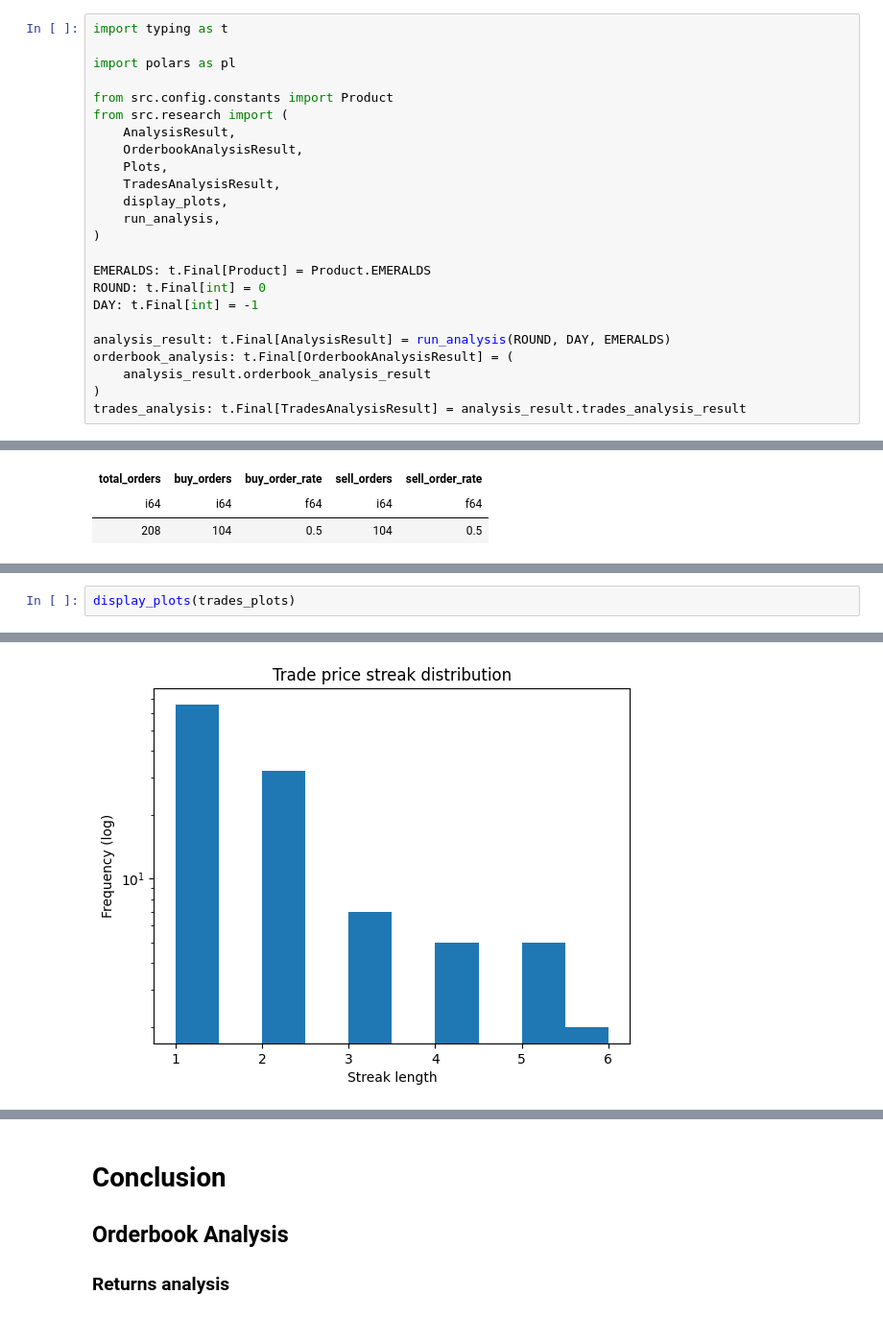
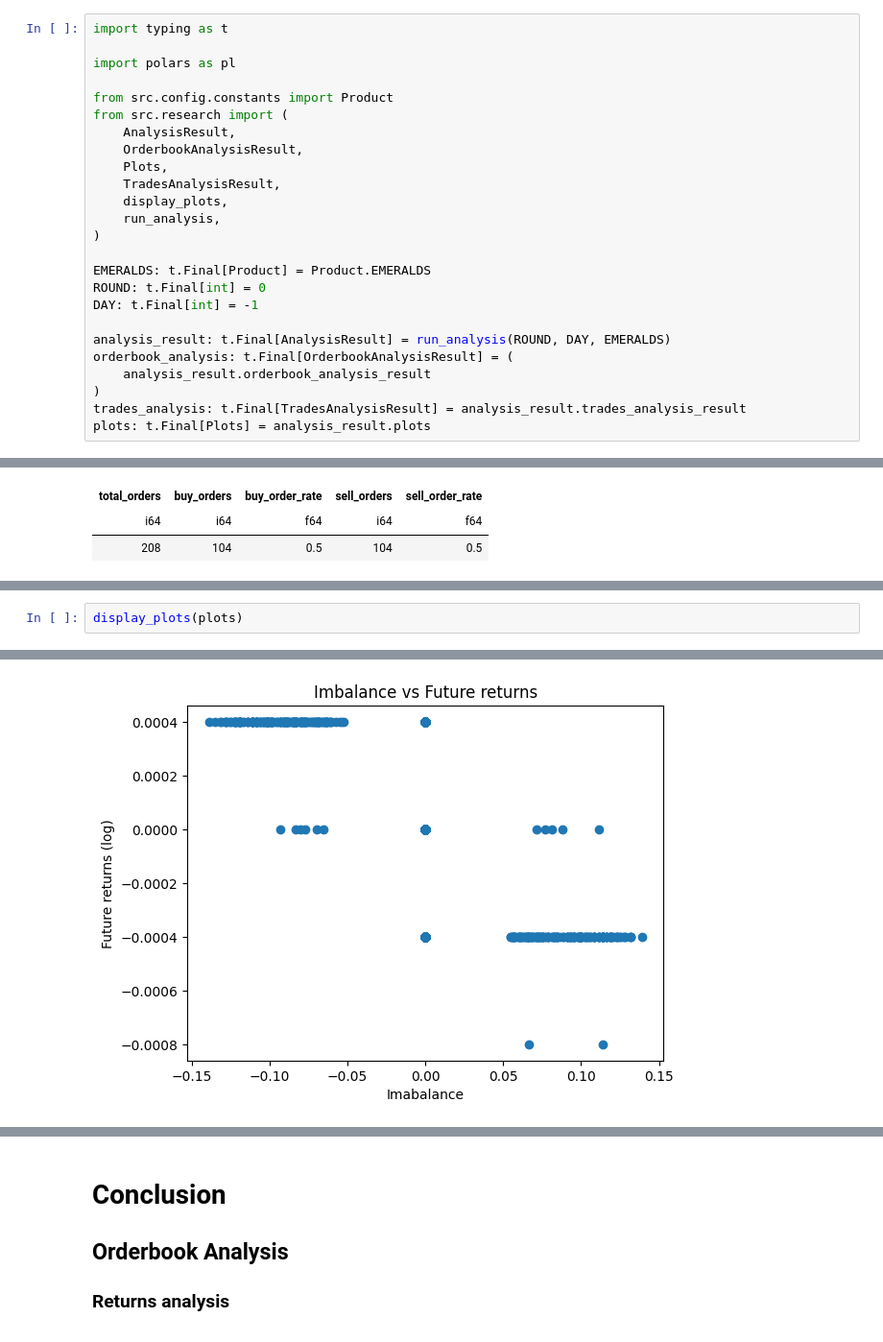
Before and after one commit to MrMoneyInTheBank/Prosperity, a Jupyter notebook: src/notebooks/products_analysis/emeralds.ipynb, the cells around one changed output, grey strips where cells are left out. Shown at 96% size. Drawn from its saved outputs; the diff is of its cells as text.

Commit message:
refactor: update analysis notebooks to use new plotting mechanism

```diff
--- a/src/notebooks/products_analysis/emeralds.ipynb
+++ b/src/notebooks/products_analysis/emeralds.ipynb
@@ -22,6 +22,7 @@ orderbook_analysis: t.Final[OrderbookAnalysisResult] = (
     analysis_result.orderbook_analysis_result
 )
 trades_analysis: t.Final[TradesAnalysisResult] = analysis_result.trades_analysis_result
+plots: t.Final[Plots] = analysis_result.plots
 # %% [markdown]
 # Orderbook Analysis
 # %%
@@ -148,3 +148,3 @@ shape: (117, 2)
 # %%
-display_plots(trades_plots)
+display_plots(plots)
 # %% [output]
@@ -154 +154 @@ display_plots(trades_plots)
-[figure, old version]
+[figure, new version]
```
Also changed, not shown: parts of 4 cells of this notebook, 3 other files.
